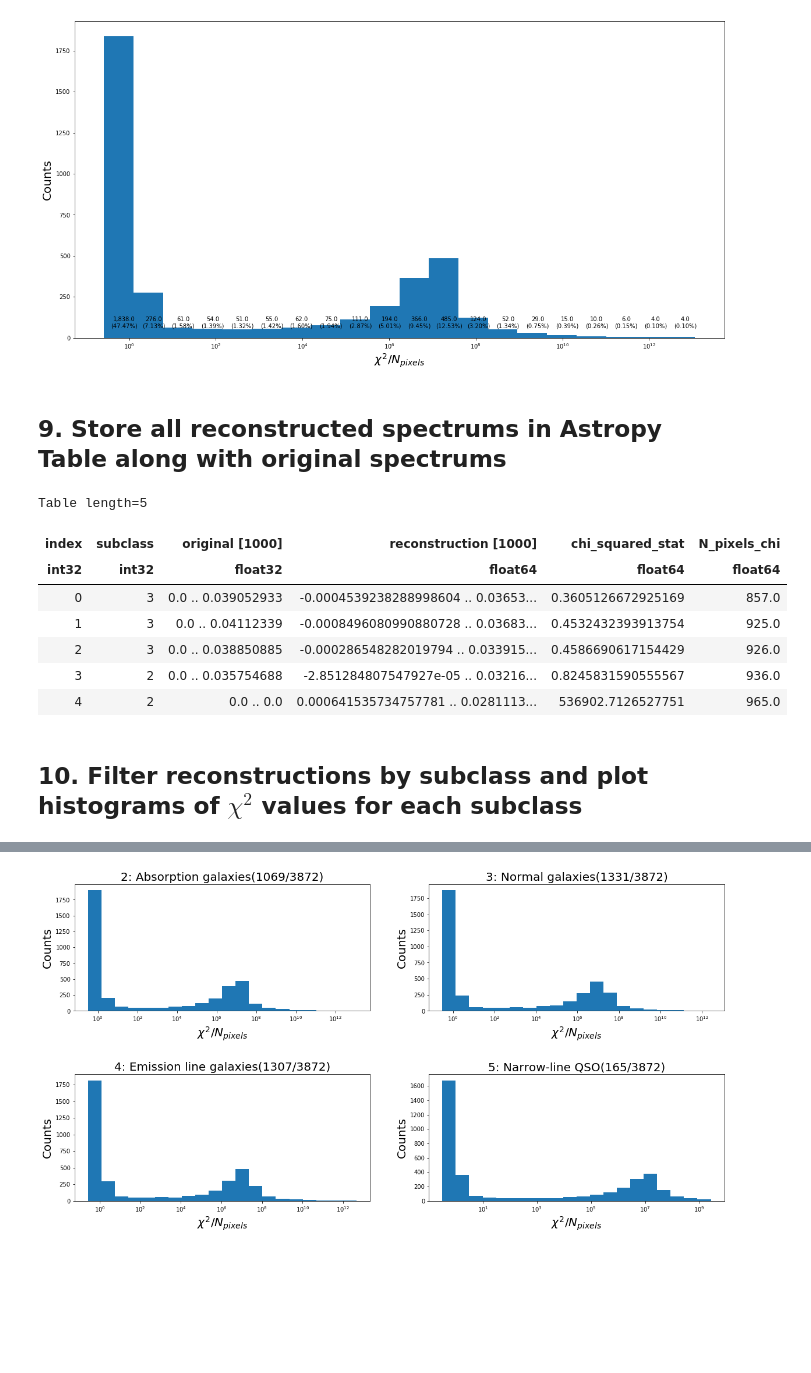
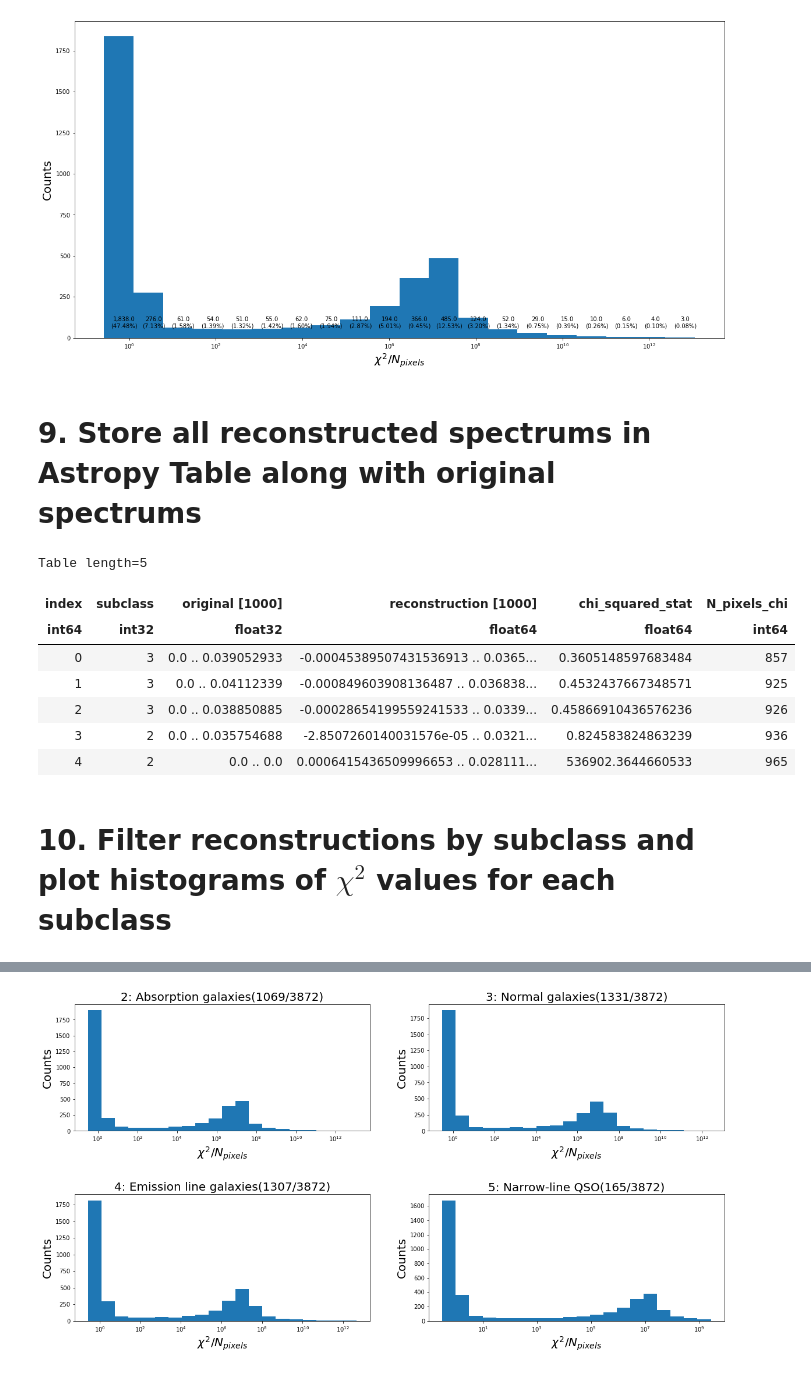
Before and after one commit to ks4617/ASTR-Leistedt-1, a Jupyter notebook: Spectra/PCA_4000spectra.ipynb, the cells around one changed output, grey strips where cells are left out. Drawn from its saved outputs; the diff is of its cells as text; code cells hidden in the pictures; blank space fills up the shorter version.

```diff
--- a/Spectra/PCA_4000spectra.ipynb
+++ b/Spectra/PCA_4000spectra.ipynb
@@ -292,15 +293,33 @@ def chisquare_all(original_arr,noise_arr):
     return chi_arr, len_arr
 
 chi_arr, len_arr = chisquare_all(X_norm_zeros, spec_err_norm)
+# %%
+def calculate_allchi(original, mean, coeffs, components, noise):
+  chi_arr = np.zeros(original.shape[1])
+  for spec_num in range(len(original)):
+    reconstruction = mean + np.dot(coeffs[spec_num], components)
+    chi = ((reconstruction - original[spec_num]) / noise[spec_num]) ** 2
+    chi_arr = np.vstack((chi_arr, chi))
+  chi_arr = np.delete(chi_arr, 0, 0)
+  #chi_arr[chi_arr == 0.] = np.nan
+
+  return chi_arr
+# %%
+chi_arr = calculate_allchi(X_norm_zeros, pca.mean_, X_red, pca.components_, spec_err_norm)
+num_validpix_per_pixel = np.count_nonzero(~np.isnan(chi_arr), axis=0)
+num_validpix_per_spectra = np.count_nonzero(~np.isnan(chi_arr), axis=1)
+chi_per_spectra = np.nansum(chi_arr, axis=1)/np.count_nonzero(~np.isnan(chi_arr), axis=1)
+chi_per_pixel_mean = np.nanmean(chi_arr ** 0.5, axis=0)
+chi_per_pixel_var= np.nanvar(chi_arr ** 0.5, axis=0)
 # %%
 # %% Plot chi-squared values
 # Code adapted from https://towardsdatascience.com/advanced-histogram-using-python-bceae288e715
 fig, ax = plt.subplots(figsize=(20,10))
-_, bins = np.histogram(chi_arr, bins=20)
+_, bins = np.histogram(chi_per_spectra, bins=20)
 
 # Plot histogram on log scale
 logbins = np.logspace(np.log10(bins[0]),np.log10(bins[-1]),len(bins))
-logcounts, _, _ = ax.hist(chi_arr, bins=logbins)
+logcounts, _, _ = ax.hist(chi_per_spectra, bins=logbins)
 ax.set_xscale('log')
 
 # Calculate bar centre to display the count of data points and %
@@ -318,28 +337,28 @@ plt.show()
 # %% [output]
 [figure]
 # %% [markdown]
-## 9. Store all reconstructed spectrums in Astropy Table along with original spectrums
+# 9. Store all reconstructed spectrums in Astropy Table along with original spectrums
 # %%
 # %% Make an Astropy Table to store reconstruction data
 reconstruction_arr = np.zeros(X_norm_zeros.shape)
 for i in range(len(X_norm_zeros)):
     reconstruction_arr[i] = reconstruct_spectra(i, plot_fig=False)
 
-reconstruction_table = Table([np.arange(len(X_norm_zeros)), subclass, X_norm_zeros, reconstruction_arr, chi_arr, len_arr],
+reconstruction_table = Table([np.arange(len(X_norm_zeros)), subclass, X_norm_zeros, reconstruction_arr, chi_per_spectra, num_validpix_per_spectra],
                                         names=('index', 'subclass', 'original', 'reconstruction', 'chi_squared_stat', 'N_pixels_chi'),)
 
 reconstruction_table[:5]
 # %% [output]
 Table length=5
 | index | subclass | original [1000] | reconstruction [1000] | chi_squared_stat | N_pixels_chi |
-| int32 | int32 | float32 | float64 | float64 | float64 |
-| 0 | 3 | 0.0 .. 0.039052933 | -0.0004539238288998604 .. 0.03653... | 0.3605126672925169 | 857.0 |
-| 1 | 3 | 0.0 .. 0.04112339 | -0.0008496080990880728 .. 0.03683... | 0.4532432393913754 | 925.0 |
-| 2 | 3 | 0.0 .. 0.038850885 | -0.000286548282019794 .. 0.033915... | 0.4586690617154429 | 926.0 |
-| 3 | 2 | 0.0 .. 0.035754688 | -2.851284807547927e-05 .. 0.03216... | 0.8245831590555567 | 936.0 |
-| 4 | 2 | 0.0 .. 0.0 | 0.000641535734757781 .. 0.0281113... | 536902.7126527751 | 965.0 |
+| int64 | int32 | float32 | float64 | float64 | int64 |
+| 0 | 3 | 0.0 .. 0.039052933 | -0.00045389507431536913 .. 0.0365... | 0.3605148597683484 | 857 |
+| 1 | 3 | 0.0 .. 0.04112339 | -0.000849603908136487 .. 0.036838... | 0.4532437667348571 | 925 |
+| 2 | 3 | 0.0 .. 0.038850885 | -0.00028654199559241533 .. 0.0339... | 0.45866910436576236 | 926 |
+| 3 | 2 | 0.0 .. 0.035754688 | -2.8507260140031576e-05 .. 0.0321... | 0.824583824863239 | 936 |
+| 4 | 2 | 0.0 .. 0.0 | 0.0006415436509996653 .. 0.028111... | 536902.3644660533 | 965 |
 # %% [markdown]
-## 10. Filter reconstructions by subclass and plot histograms of $\chi^2$ values for each subclass
+# 10. Filter reconstructions by subclass and plot histograms of $\chi^2$ values for each subclass
 # %%
 # %% Filter reconstructions by subclass
 absorption = reconstruction_table[reconstruction_table['subclass']==2]
```
Also changed, not shown: parts of 18 cells of this notebook.
